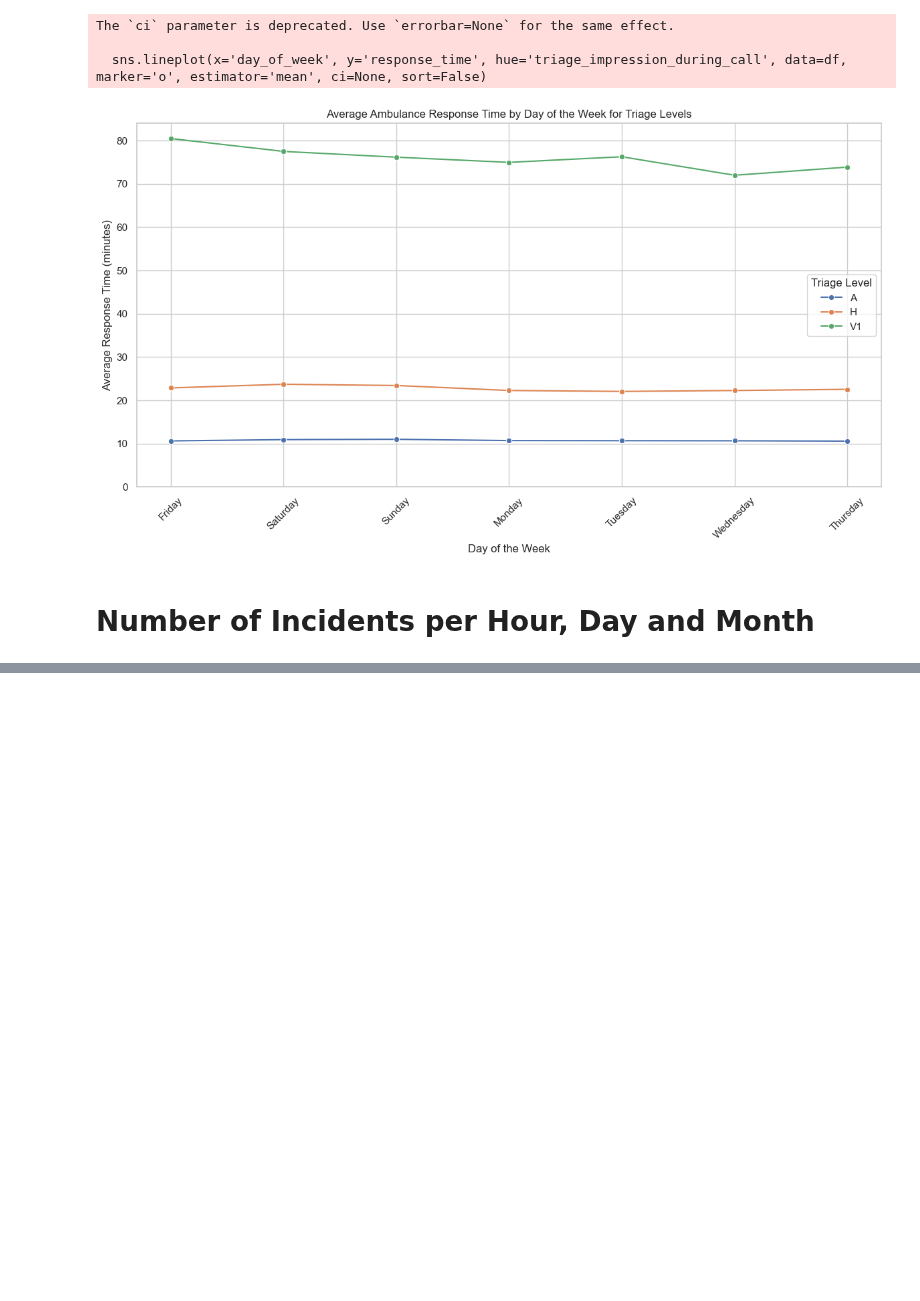
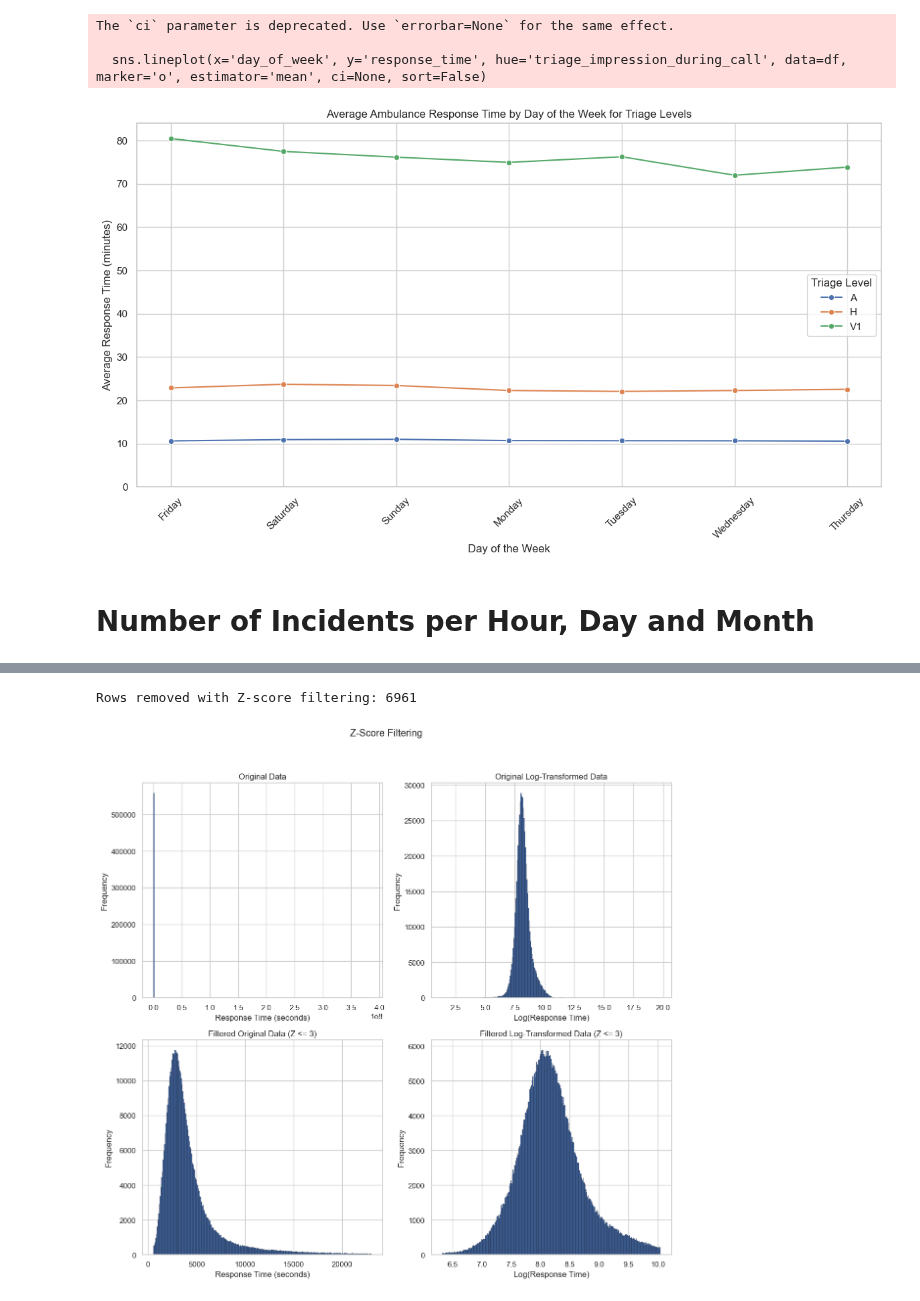
Before and after one commit to Emergency-Optimizers/Data-Processing, a Jupyter notebook: source/analysis/sandbox_torjus_v2.ipynb, the cells around one changed output, grey strips where cells are left out. Drawn from its saved outputs; the diff is of its cells as text; code cells hidden in the pictures; blank space fills up the shorter version.

```diff
--- a/source/analysis/sandbox_torjus_v2.ipynb
+++ b/source/analysis/sandbox_torjus_v2.ipynb
@@ -297,0 +407,79 @@ plt.show()
+# %%
+def process_and_plot(df, title):
+    # Ensure datetime conversion
+    df['time_call_received'] = pd.to_datetime(df['time_call_received'])
+    df['time_ambulance_arrived_at_hospital'] = pd.to_datetime(df['time_ambulance_arrived_at_hospital'])
+
+    # Calculate response time in seconds
+    df['response_time_sec'] = (df['time_ambulance_arrived_at_hospital'] - df['time_call_received']).dt.total_seconds()
+
+    # Remove invalid response times
+    df = df[df['response_time_sec'] > 0].dropna(subset=['response_time_sec'])
+
+    original_count = len(df)
+
+    # Log transformation
+    df_log = np.log1p(df['response_time_sec'])
+
+    # Calculate mean and standard deviation for log-transformed data
+    mean_log = np.mean(df_log)
+    std_log = np.std(df_log)
+
+    # Calculate Z-scores for log-transformed data
+    z_scores_log = (df_log - mean_log) / std_log
+    z_score_threshold = 3
+
+    # Filter out outliers based on Z-score
+    df_log_filtered = df_log[np.abs(z_scores_log) <= z_score_threshold]
+
+    # Revert log transformation for the filtered data
+    df_filtered = np.expm1(df_log_filtered)
+
+    removed_rows = original_count - len(df_filtered)
+    print(f"Rows removed with Z-score filtering: {removed_rows}")
+
+    # Set up the plotting grid
+    fig, axs = plt.subplots(2, 2, figsize=(12, 12))  # Adjust the size as needed
+    fig.suptitle(title)
+
+    # Original data
+    axs[0, 0].hist(df['response_time_sec'], bins=300, edgecolor='black', linewidth=0.2)
+    axs[0, 0].set_xlabel('Response Time (seconds)')
+    axs[0, 0].set_ylabel('Frequency')
+    axs[0, 0].set_title('Original Data')
+
+    # Original log-transformed data
+    axs[0, 1].hist(df_log, bins=300, edgecolor='black', linewidth=0.2)
+    axs[0, 1].set_xlabel('Log(Response Time)')
+    axs[0, 1].set_ylabel('Frequency')
+    axs[0, 1].set_title('Original Log-Transformed Data')
+
+    # Filtered original scale data
+    axs[1, 0].hist(df_filtered, bins=300, edgecolor='black', linewidth=0.2)
+    axs[1, 0].set_xlabel('Response Time (seconds)')
+    axs[1, 0].set_ylabel('Frequency')
+    axs[1, 0].set_title(f'Filtered Original Data (Z <= {z_score_threshold})')
+
+    # Filtered log-transformed data
+    axs[1, 1].hist(df_log_filtered, bins=300, edgecolor='black', linewidth=0.2)
+    axs[1, 1].set_xlabel('Log(Response Time)')
+    axs[1, 1].set_ylabel('Frequency')
+    axs[1, 1].set_title(f'Filtered Log-Transformed Data (Z <= {z_score_threshold})')
+
+    # Improve layout to prevent overlap
+    plt.tight_layout(rect=[0, 0.03, 1, 0.95])
+
+
+    plt.savefig('./plots/z_score_filtering.png', dpi=300, bbox_inches='tight')
+
+    # Display the plots
+    plt.show()
+
+    return df_filtered
+
+# Assuming df_processed is your pre-loaded DataFrame
+df_processed = data_loader.processed_incidents_df
+df_filtered = process_and_plot(df_processed, 'Z-Score Filtering')
+# %% [output]
+Rows removed with Z-score filtering: 6961
+[figure, added]
```
Also changed, not shown: parts of 9 cells of this notebook, 6 other files.
